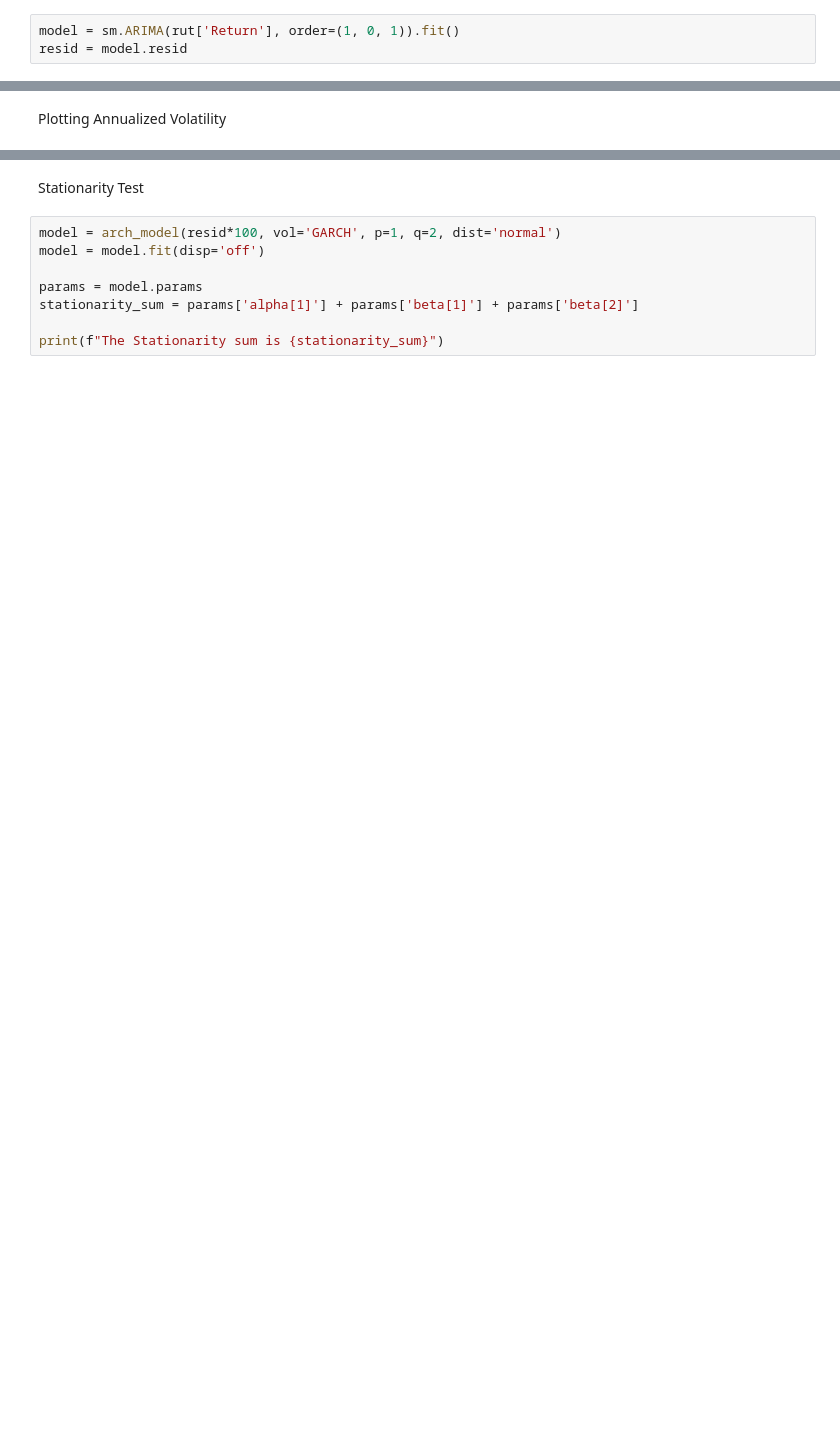
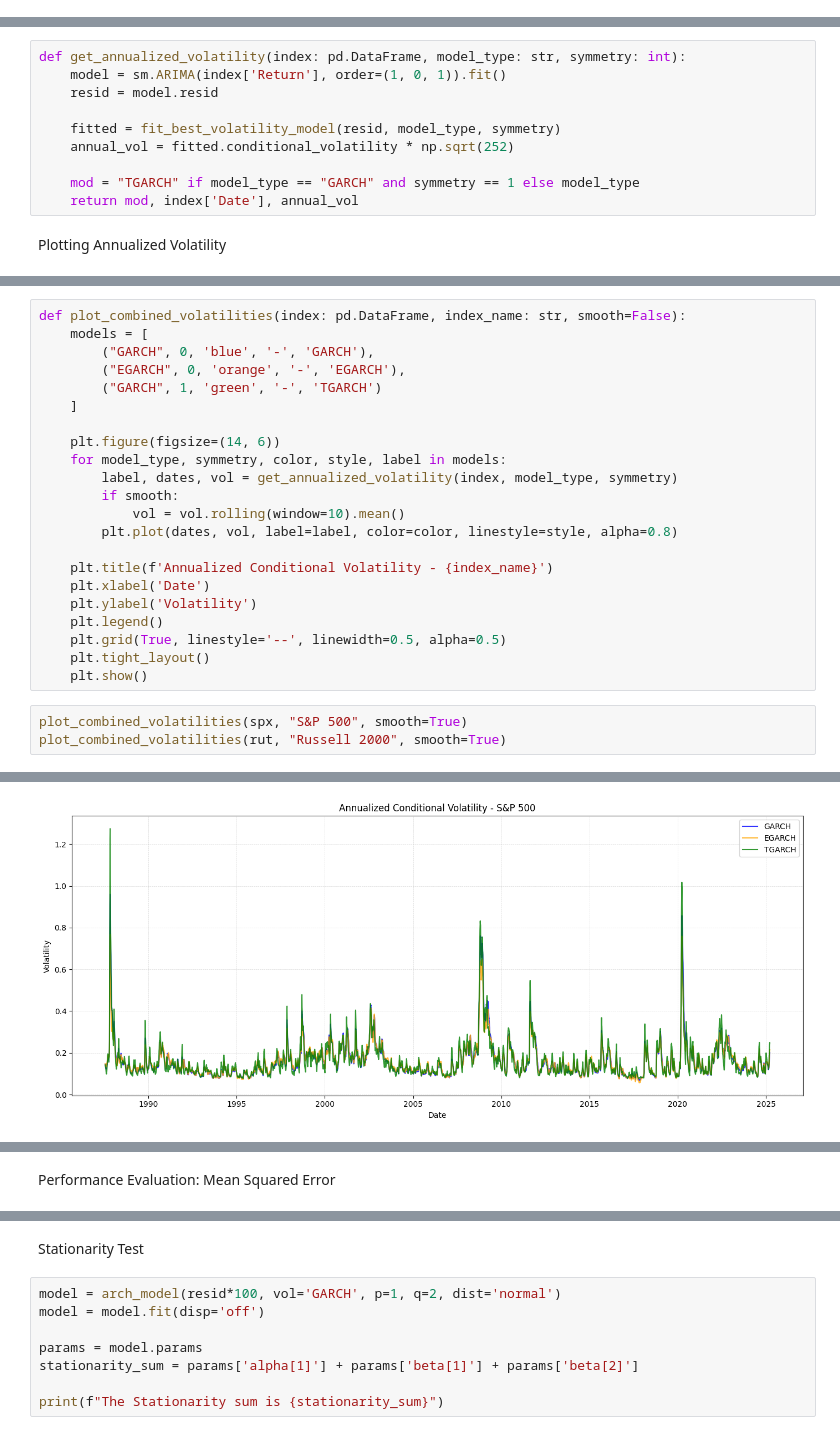
Before and after one commit to Chrtorhaug/TIO4317-Group-6, a Jupyter notebook: main.ipynb, the cells around one changed output, grey strips where cells are left out. Saved outputs shown, nothing was run; the diff lists cells and outputs as text; blank space fills up the shorter version.

Commit message:
Added general structure. Made plots for major parts of the project

```diff
--- a/main.ipynb
+++ b/main.ipynb
@@ -73,6 +75,3 @@ Covariance Type:                  opg
 Warnings:
 [1] Covariance matrix calculated using the outer product of gradients (complex-step).
 [2] Covariance matrix is singular or near-singular, with condition number 1.85e+20. Standard errors may be unstable.
-# %%
-model = sm.ARIMA(rut['Return'], order=(1, 0, 1)).fit()
-resid = model.resid
@@ -124,2 +108,12 @@ def plot_annualized_volatility(index: pd.DataFrame, model_type: str, symmetry: i
+# %%
+def get_annualized_volatility(index: pd.DataFrame, model_type: str, symmetry: int):
+    model = sm.ARIMA(index['Return'], order=(1, 0, 1)).fit()
+    resid = model.resid
+
+    fitted = fit_best_volatility_model(resid, model_type, symmetry)
+    annual_vol = fitted.conditional_volatility * np.sqrt(252)
+
+    mod = "TGARCH" if model_type == "GARCH" and symmetry == 1 else model_type
+    return mod, index['Date'], annual_vol
 # %% [markdown]
 Plotting Annualized Volatility
@@ -198,0 +120,26 @@ Best model by BIC: GARCH(1,1) with BIC = -62167.6775
+# %%
+def plot_combined_volatilities(index: pd.DataFrame, index_name: str, smooth=False):
+    models = [
+        ("GARCH", 0, 'blue', '-', 'GARCH'),
+        ("EGARCH", 0, 'orange', '-', 'EGARCH'),
+        ("GARCH", 1, 'green', '-', 'TGARCH')
+    ]
+
+    plt.figure(figsize=(14, 6))
+    for model_type, symmetry, color, style, label in models:
+        label, dates, vol = get_annualized_volatility(index, model_type, symmetry)
+        if smooth:
+            vol = vol.rolling(window=10).mean()
+        plt.plot(dates, vol, label=label, color=color, linestyle=style, alpha=0.8)
+
+    plt.title(f'Annualized Conditional Volatility - {index_name}')
+    plt.xlabel('Date')
+    plt.ylabel('Volatility')
+    plt.legend()
+    plt.grid(True, linestyle='--', linewidth=0.5, alpha=0.5)
+    plt.tight_layout()
+    plt.show()
+# %%
+plot_combined_volatilities(spx, "S&P 500", smooth=True)
+plot_combined_volatilities(rut, "Russell 2000", smooth=True)
+# %% [output]
@@ -198,0 +163 @@ Best model by BIC: GARCH(1,1) with BIC = -62167.6775
+[figure, added]
@@ -198,0 +182,2 @@ Best model by BIC: GARCH(1,1) with BIC = -62167.6775
+# %% [markdown]
+Performance Evaluation: Mean Squared Error
```
Also changed, not shown: parts of 35 cells of this notebook, 1 other file.
